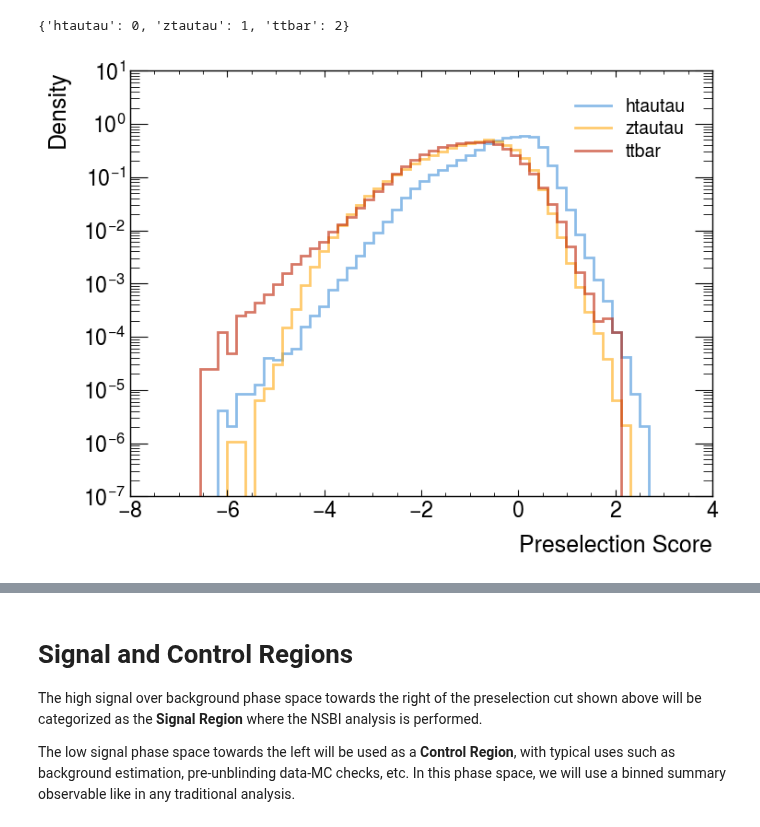
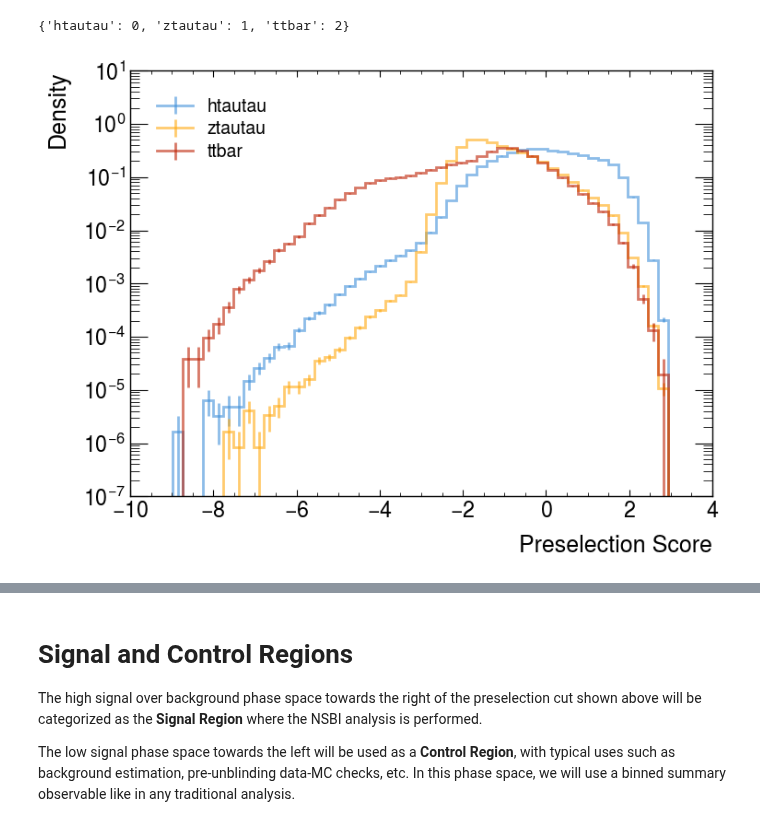
Before and after one commit to CrossGo14/NSBI-workflow-tutorial, a Jupyter notebook: FAIR_universe_Higgs_tautau/Neural_Likelihood_Ratio_Estimation.ipynb, the cells around one changed output, grey strips where cells are left out. Cells and saved outputs as stored; diff of their text form; code cells hidden in the pictures.

```diff
--- a/FAIR_universe_Higgs_tautau/Neural_Likelihood_Ratio_Estimation.ipynb
+++ b/FAIR_universe_Higgs_tautau/Neural_Likelihood_Ratio_Estimation.ipynb
@@ -160,7 +160,7 @@ preselectionTraining = TrainEvaluatePreselNN(dataset_incl_nominal, num_classes,
 # %%
 if USE_SAVED_PRESEL_PREDICTIONS:
     presel_score_incl = np.load(f"{saved_data}presel_score_incl.npy")
-    presel_score_incl = np.log(presel_score_incl)
+
 
 else:
     if not USE_SAVED_MODEL_PRESEL:
@@ -197,27 +194,32 @@ presel_score = presel_score_incl.copy()
 # %%
 min_pred = np.amin(presel_score)
 max_pred = np.amax(presel_score)
 
 bins = np.linspace(min_pred, max_pred, num=50)
 
 hist_NN_output = {}
+hist_NN_output_errs = {}
+
 for key in labels_dict:
     hist_NN_output[key], _ = np.histogram(presel_score[train_labels==labels_dict[key]],
                                           weights = weights[train_labels==labels_dict[key]], bins=bins)
+
+    hist_NN_output_errs[key], _ = np.histogram(presel_score[train_labels==labels_dict[key]],
+                                          weights = weights[train_labels==labels_dict[key]]**2, bins=bins)
 
 
 for key in labels_dict:
     hep.histplot(hist_NN_output[key], bins=bins,
              alpha=0.6, label=key,
-             density=True, linewidth=2.0)
+             density=True, linewidth=2.0, yerr = np.sqrt(hist_NN_output_errs[key]))
 
 plt.xlabel("Preselection Score", size=18)
 plt.ylabel("Density", size=18)
 plt.legend()
 plt.yscale('log')
 plt.show()
 # %% [output]
-[figure, old version]
+[figure, new version]
 # %% [markdown]
 Making the cut
 ===
```
Also changed, not shown: parts of 20 cells of this notebook, 4 other files.
